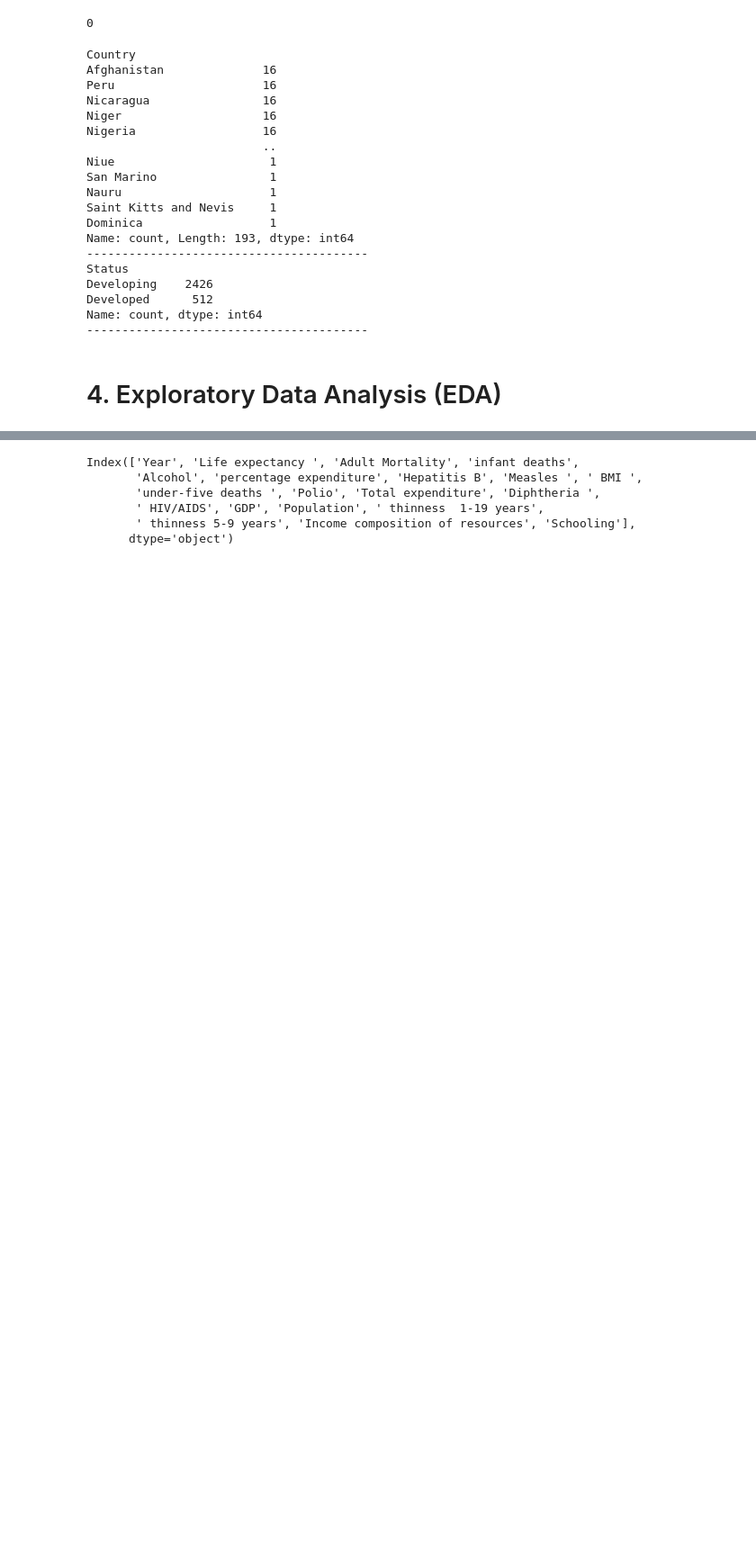
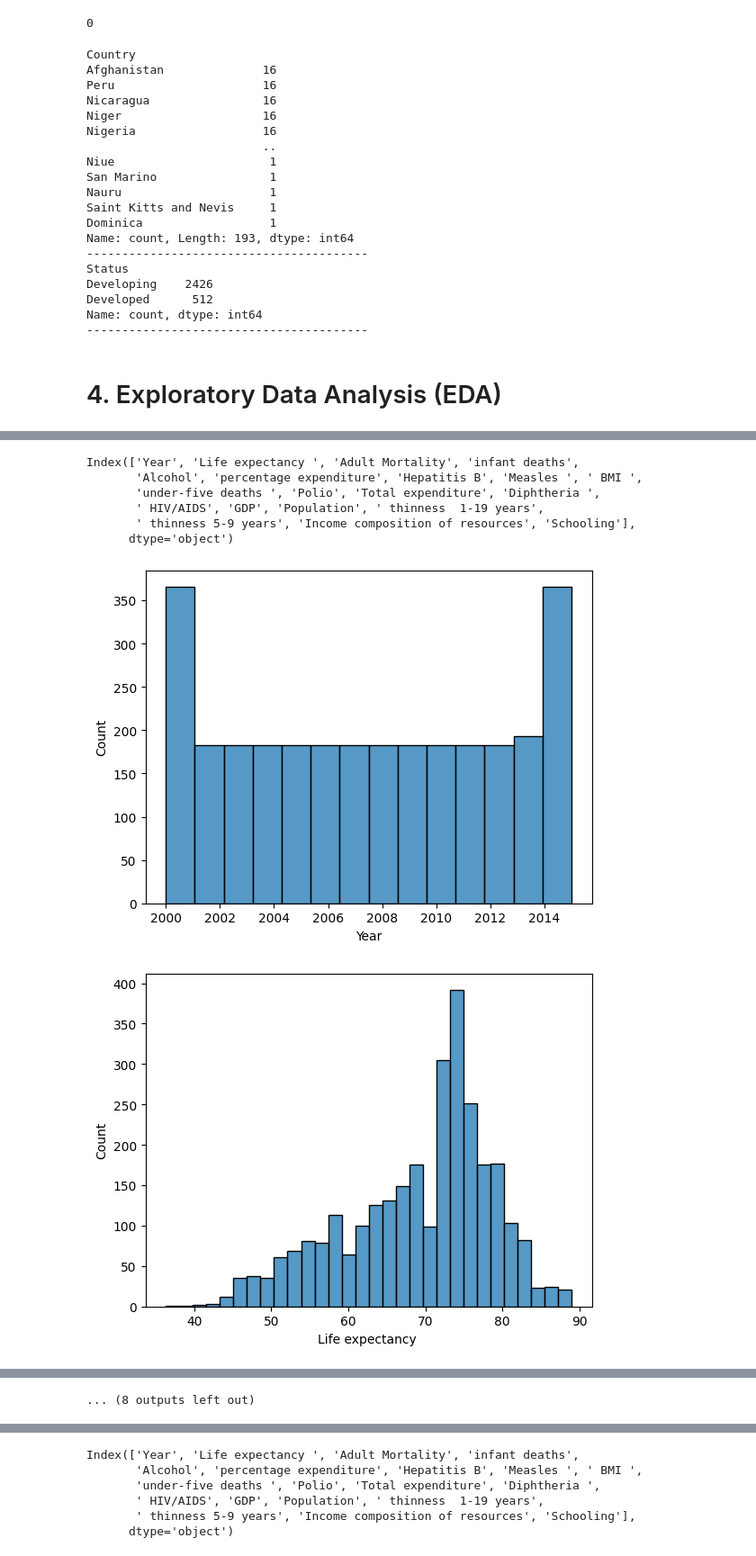
Before and after one commit to ANalystThunyiswa/data_cleaning, a Jupyter notebook: 00-data_cleaning/data_cleaning_preprocessing.ipynb, the cells around one changed output, grey strips where cells are left out. Shown at 90% size. Drawn from its saved outputs; the diff is of its cells as text; code cells hidden in the pictures; blank space fills up the shorter version.

```diff
--- a/00-data_cleaning/data_cleaning_preprocessing.ipynb
+++ b/00-data_cleaning/data_cleaning_preprocessing.ipynb
@@ -11,4 +11,7 @@ import matplotlib.pyplot as plt
 import os
 # %% [markdown]
 # 2. Load dataset
+# %%
+# data directory
+dir_path = 'C:\\Users\\nthunyiswa\\OneDrive - Stellenbosch University\\Documents\\NT\\Data wrangling'
 # %%
@@ -165,9 +168,24 @@ df.describe()
 | 50% | 2008.000000 | 72.100000 | 144.000000 | 3.000000 | 3.755000 | 64.912906 | 92.000000 | ... |
 | 75% | 2012.000000 | 75.700000 | 228.000000 | 22.000000 | 7.702500 | 441.534144 | 97.000000 | ... |
 | max | 2015.000000 | 89.000000 | 723.000000 | 1800.000000 | 17.870000 | 19479.911610 | 99.000000 | ... |
+# %%
+# select numerical column
+
+df_n = df.select_dtypes(include='number').columns
+df_n
+# %% [output]
+Index(['Year', 'Life expectancy ', 'Adult Mortality', 'infant deaths',
+       'Alcohol', 'percentage expenditure', 'Hepatitis B', 'Measles ', ' BMI ',
+       'under-five deaths ', 'Polio', 'Total expenditure', 'Diphtheria ',
+       ' HIV/AIDS', 'GDP', 'Population', ' thinness  1-19 years',
+       ' thinness 5-9 years', 'Income composition of resources', 'Schooling'],
+      dtype='object')
 # %%
 # histogram to understand the distribution
 
-for col in df.select_dtypes(include='number').columns:
+for col in df_n:
     sns.histplot(data=df, x=col)
     plt.show()
+# %% [output]
+[figure, added]
+[figure, added]
@@ -174,2 +202,3 @@ for col in df.select_dtypes(include='number').columns:
+... (8 outputs left out)
 # %%
 # boxplot to identify outliers
```
Also changed, not shown: parts of 5 cells of this notebook.
